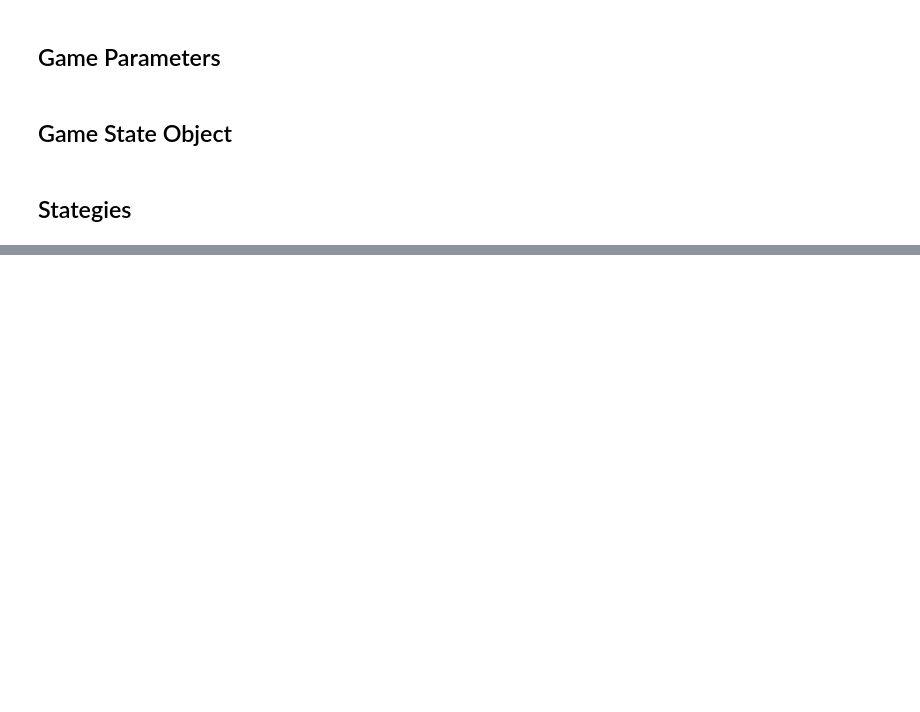
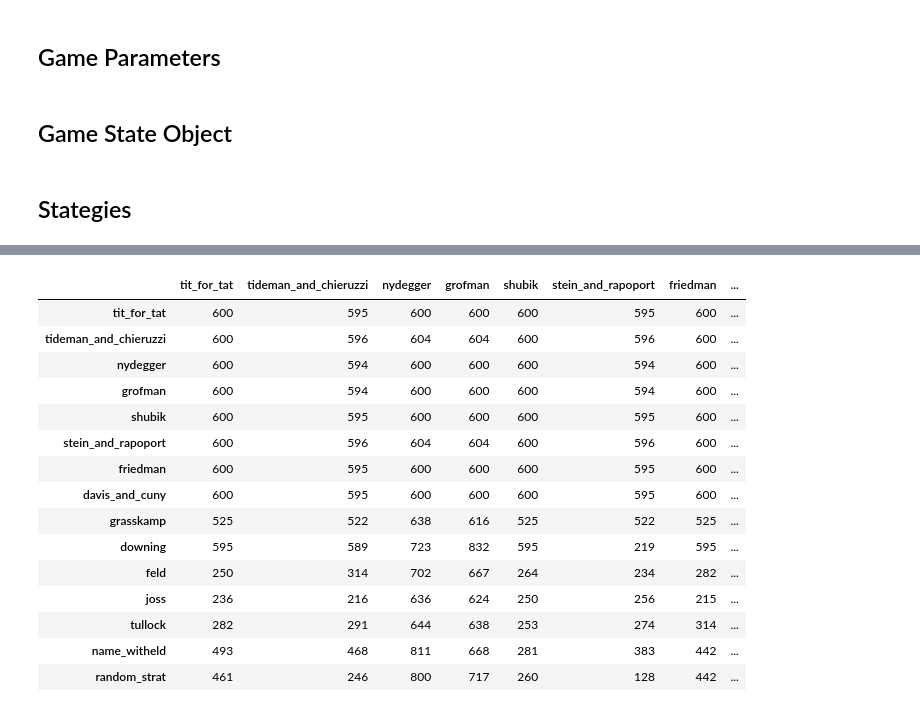
Before and after one commit to D4rkWr4th7/game_theory, a Jupyter notebook: Prisoners_Dilema.ipynb, the cells around one changed output, grey strips where cells are left out. Drawn from its saved outputs; the diff is of its cells as text; code cells hidden in the pictures; blank space fills up the shorter version.

```diff
--- a/Prisoners_Dilema.ipynb
+++ b/Prisoners_Dilema.ipynb
@@ -58,15 +59,17 @@ class GameState:
         # Advance turn count
         self.curr_turns += 1
 
-    def run_game(self):#, player_A_strat, player_B_strat, num_turns, coop_noise, turns_known=False):
+    def run_game(self, logging=False):#, player_A_strat, player_B_strat, num_turns, coop_noise, turns_known=False):
         #self.__init__(self, player_A_strat, player_B_strat, num_turns, coop_noise, turns_known)
         while self.curr_turns < self.total_turns:
             self.advance_turn()
         # Report out winner when done
-        print('Player A', self.player_A_strategy, ':', self.player_A_points, 'points')
-        print('Player B', self.player_B_strategy, ':', self.player_B_points, 'points')
+        if logging:
+            print('Player A', self.player_A_strategy, ':', self.player_A_points, 'points')
+            print('Player B', self.player_B_strategy, ':', self.player_B_points, 'points')
         #if self.player_A_points > self.player_B_points:
         #    print('Plauer A, 'self.player_A_strategy), 'wins!')
+        return (self.player_A_points, self.player_B_points)
 # %% [markdown]
 ## Stategies
 # %%
@@ -99,7 +102,7 @@ def joss (my_moves, opp_moves, total_turns_known):
             next_move = 0
     return next_move
 
-def grasskamp (my_moves, opp_moves, total_turns_known):
+def graaskamp (my_moves, opp_moves, total_turns_known):
     sneaky_fraction = 0.10
     score_not_good_threshold = 150
     if len(opp_moves) >= 56:
@@ -121,10 +124,10 @@ def grasskamp (my_moves, opp_moves, total_turns_known):
                 my_score += both_defect
                 opp_score += both_defect
 
-        grasskamp_pattern = [*50*[1],*6*[0]]
+        graaskamp_pattern = [*50*[1],*6*[0]]
         tit_for_tat_pattern = [*50*[1],*[1,0,1,0,1,0]]
 
-        if opp_moves[:56] == grasskamp_pattern:
+        if opp_moves[:56] == graaskamp_pattern:
             end_strategy = 'always_coop'
         elif opp_moves[:56] == tit_for_tat_pattern:
             end_strategy = 'tit_for_tat'
@@ -150,7 +153,7 @@ def grasskamp (my_moves, opp_moves, total_turns_known):
     #     # Now check history of game to see if we recognize the strategy
     #     # Do I make this stochastic, or what?
     #     # I think I don't want to make this resiliant to noise
-    #     grasskamp_pattern = [*50*[1],*6*[0]]
+    #     graaskamp_pattern = [*50*[1],*6*[0]]
     #     tit_for_tat_pattern = [*50*[1],*[1,0,1,0,1,0]]
     #     # internal scorekeeping
     #     my_score = 0
@@ -171,7 +174,7 @@ def grasskamp (my_moves, opp_moves, total_turns_known):
     #             my_score += both_defect
     #             opp_score += both_defect
 
-    #     if opp_moves == grasskamp_pattern:
+    #     if opp_moves == graaskamp_pattern:
     #         end_strategy = 'always_coop'
     #     elif opp_moves == tit_for_tat_pattern:
     #         end_strategy = 'tit_for_tat'
@@ -598,0 +606,67 @@ test_game.player_A_strategy
+# %%
+strategies = [
+    tit_for_tat,
+    tideman_and_chieruzzi,
+    nydegger,
+    grofman,
+    shubik,
+    stein_and_rapoport,
+    friedman,
+    davis_and_cuny,
+    grasskamp,
+    downing,
+    feld,
+    joss,
+    tullock,
+    name_witheld,
+    random_strat
+]
+
+row_col_names = [
+    'tit_for_tat',
+    'tideman_and_chieruzzi',
+    'nydegger',
+    'grofman',
+    'shubik',
+    'stein_and_rapoport',
+    'friedman',
+    'davis_and_cuny',
+    'grasskamp',
+    'downing',
+    'feld',
+    'joss',
+    'tullock',
+    'name_witheld',
+    'random_strat'
+]
+
+df = pd.DataFrame(columns = row_col_names, index = row_col_names)
+
+# a is column
+# b is row
+
+for a in strategies:
+   for b in strategies:
+       if not pd.isna(df.loc[b.__name__, a.__name__]):
+           continue
+       curr_game = GameState(b, a, 200, 0)
+       df.loc[b.__name__, a.__name__], df.loc[a.__name__, b.__name__] = curr_game.run_game()
+
+df
+# %% [output]
+|  | tit_for_tat | tideman_and_chieruzzi | nydegger | grofman | shubik | stein_and_rapoport | friedman | ... |
+| tit_for_tat | 600 | 595 | 600 | 600 | 600 | 595 | 600 | ... |
+| tideman_and_chieruzzi | 600 | 596 | 604 | 604 | 600 | 596 | 600 | ... |
+| nydegger | 600 | 594 | 600 | 600 | 600 | 594 | 600 | ... |
+| grofman | 600 | 594 | 600 | 600 | 600 | 594 | 600 | ... |
+| shubik | 600 | 595 | 600 | 600 | 600 | 595 | 600 | ... |
+| stein_and_rapoport | 600 | 596 | 604 | 604 | 600 | 596 | 600 | ... |
+| friedman | 600 | 595 | 600 | 600 | 600 | 595 | 600 | ... |
+| davis_and_cuny | 600 | 595 | 600 | 600 | 600 | 595 | 600 | ... |
+| grasskamp | 525 | 522 | 638 | 616 | 525 | 522 | 525 | ... |
+| downing | 595 | 589 | 723 | 832 | 595 | 219 | 595 | ... |
+| feld | 250 | 314 | 702 | 667 | 264 | 234 | 282 | ... |
+| joss | 236 | 216 | 636 | 624 | 250 | 256 | 215 | ... |
+| tullock | 282 | 291 | 644 | 638 | 253 | 274 | 314 | ... |
+| name_witheld | 493 | 468 | 811 | 668 | 281 | 383 | 442 | ... |
+| random_strat | 461 | 246 | 800 | 717 | 260 | 128 | 442 | ... |
```
Also changed, not shown: parts of 11 cells of this notebook.
